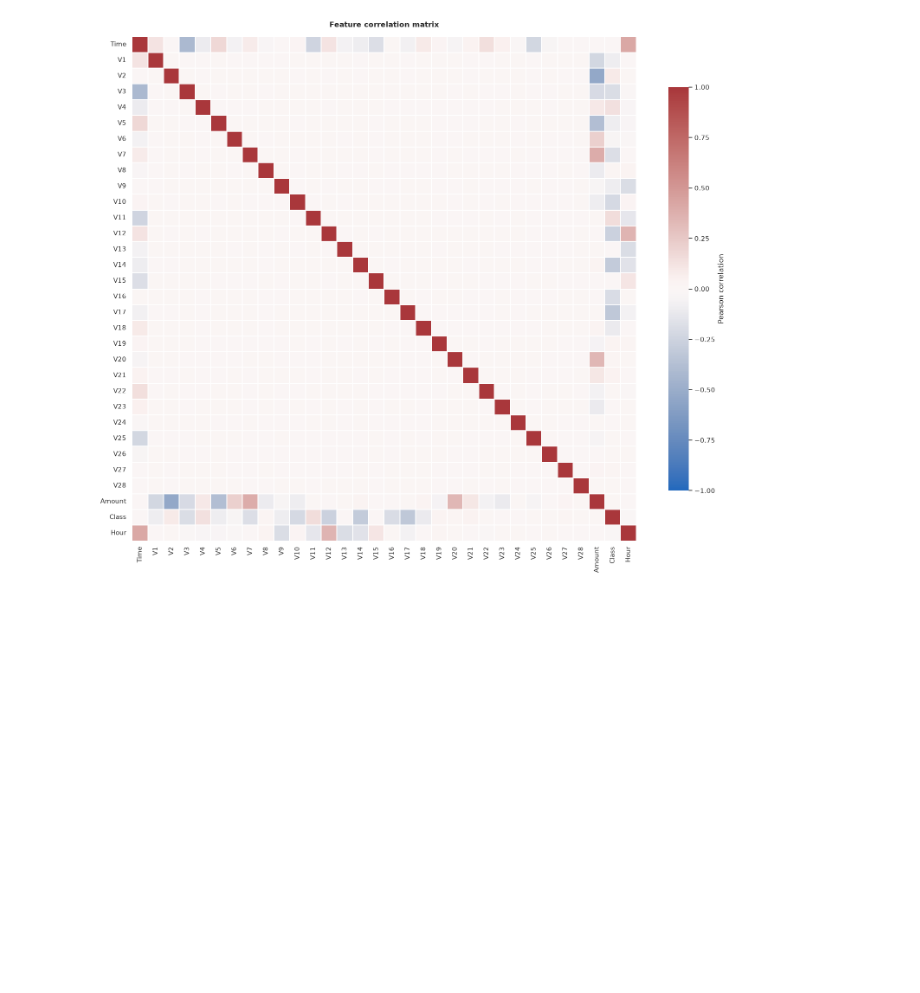
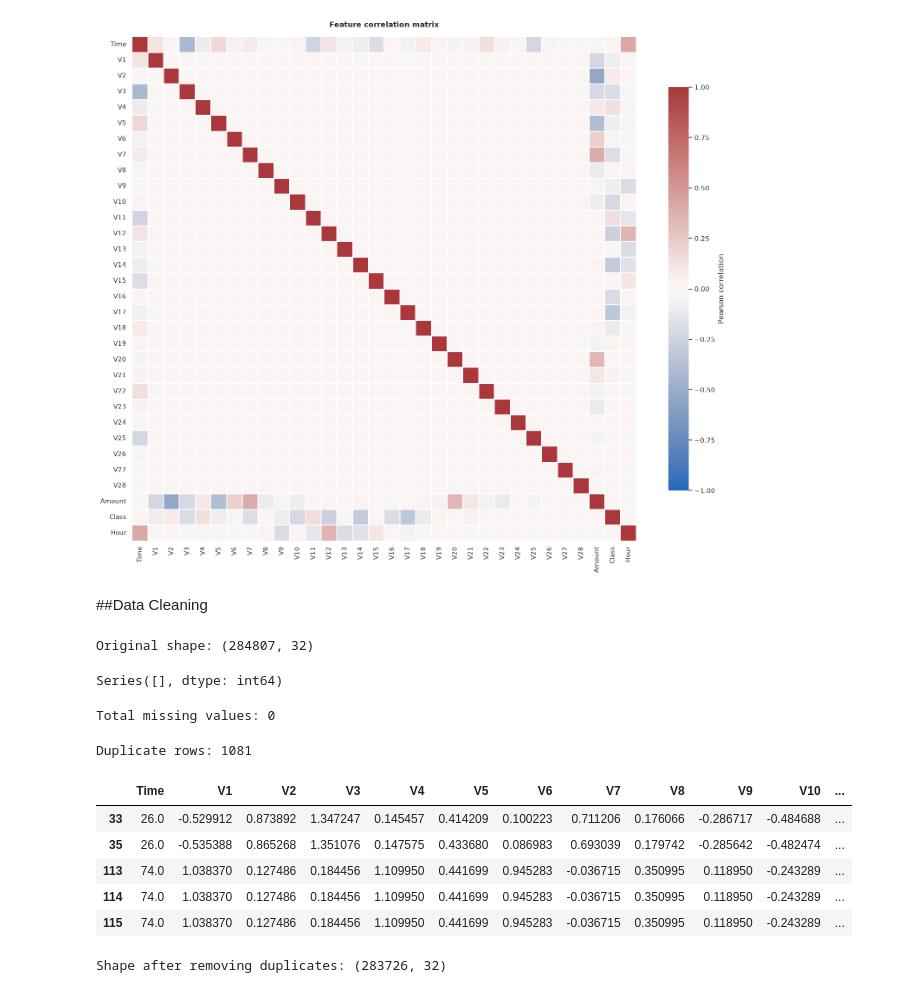
Before and after one commit to to-bits/BehaviorGuard-Customer-Behavioral-Profiling-for-Credit-Card-Fraud-Detection, a Jupyter notebook: BehaviorGuard — Customer Behavioral Profiling for Credit Card Fraud Detection/notebooks/01_data_understanding.ipynb, the cells around one changed output. Saved outputs shown, nothing was run; the diff lists cells and outputs as text; code cells hidden in the pictures; blank space fills up the shorter version.

```diff
--- a/BehaviorGuard — Customer Behavioral Profiling for Credit Card Fraud Detection/notebooks/01_data_understanding.ipynb
+++ b/BehaviorGuard — Customer Behavioral Profiling for Credit Card Fraud Detection/notebooks/01_data_understanding.ipynb
@@ -258,3 +258,42 @@ plt.tight_layout()
 plt.show()
 # %% [output]
 [figure]
+# %% [markdown]
+##Data Cleaning
+# %%
+df_clean = df.copy()
+
+print("Original shape:", df_clean.shape)
+# %% [output]
+Original shape: (284807, 32)
+# %%
+missing_values = df_clean.isnull().sum()
+
+missing_values[missing_values > 0]
+# %% [output]
+Series([], dtype: int64)
+# %%
+print("Total missing values:", df_clean.isnull().sum().sum())
+# %% [output]
+Total missing values: 0
+# %%
+duplicate_count = df_clean.duplicated().sum()
+
+print("Duplicate rows:", duplicate_count)
+# %% [output]
+Duplicate rows: 1081
+# %%
+df_clean[df_clean.duplicated()].head()
+# %% [output]
+|  | Time | V1 | V2 | V3 | V4 | V5 | V6 | V7 | V8 | V9 | V10 | ... |
+| 33 | 26.0 | -0.529912 | 0.873892 | 1.347247 | 0.145457 | 0.414209 | 0.100223 | 0.711206 | 0.176066 | -0.286717 | -0.484688 | ... |
+| 35 | 26.0 | -0.535388 | 0.865268 | 1.351076 | 0.147575 | 0.433680 | 0.086983 | 0.693039 | 0.179742 | -0.285642 | -0.482474 | ... |
+| 113 | 74.0 | 1.038370 | 0.127486 | 0.184456 | 1.109950 | 0.441699 | 0.945283 | -0.036715 | 0.350995 | 0.118950 | -0.243289 | ... |
+| 114 | 74.0 | 1.038370 | 0.127486 | 0.184456 | 1.109950 | 0.441699 | 0.945283 | -0.036715 | 0.350995 | 0.118950 | -0.243289 | ... |
+| 115 | 74.0 | 1.038370 | 0.127486 | 0.184456 | 1.109950 | 0.441699 | 0.945283 | -0.036715 | 0.350995 | 0.118950 | -0.243289 | ... |
+# %%
+df_clean = df_clean.drop_duplicates()
+
+print("Shape after removing duplicates:", df_clean.shape)
+# %% [output]
+Shape after removing duplicates: (283726, 32)
```
Also changed, not shown: parts of 12 cells of this notebook.
